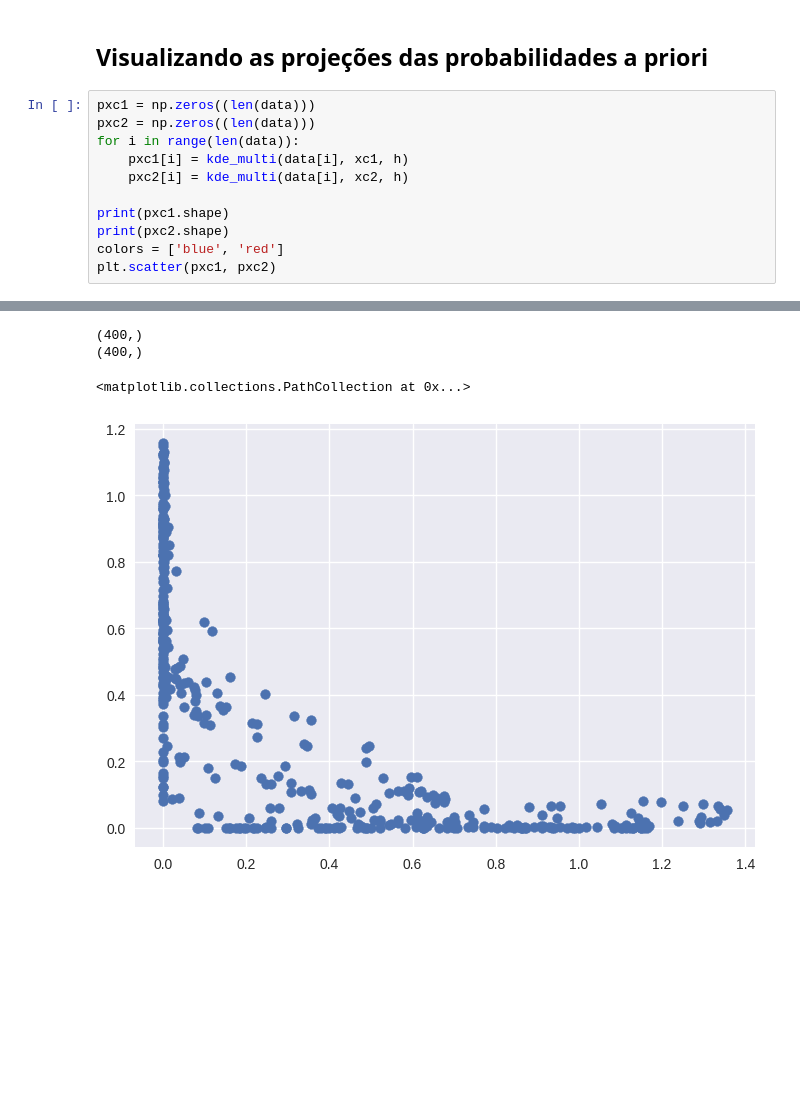
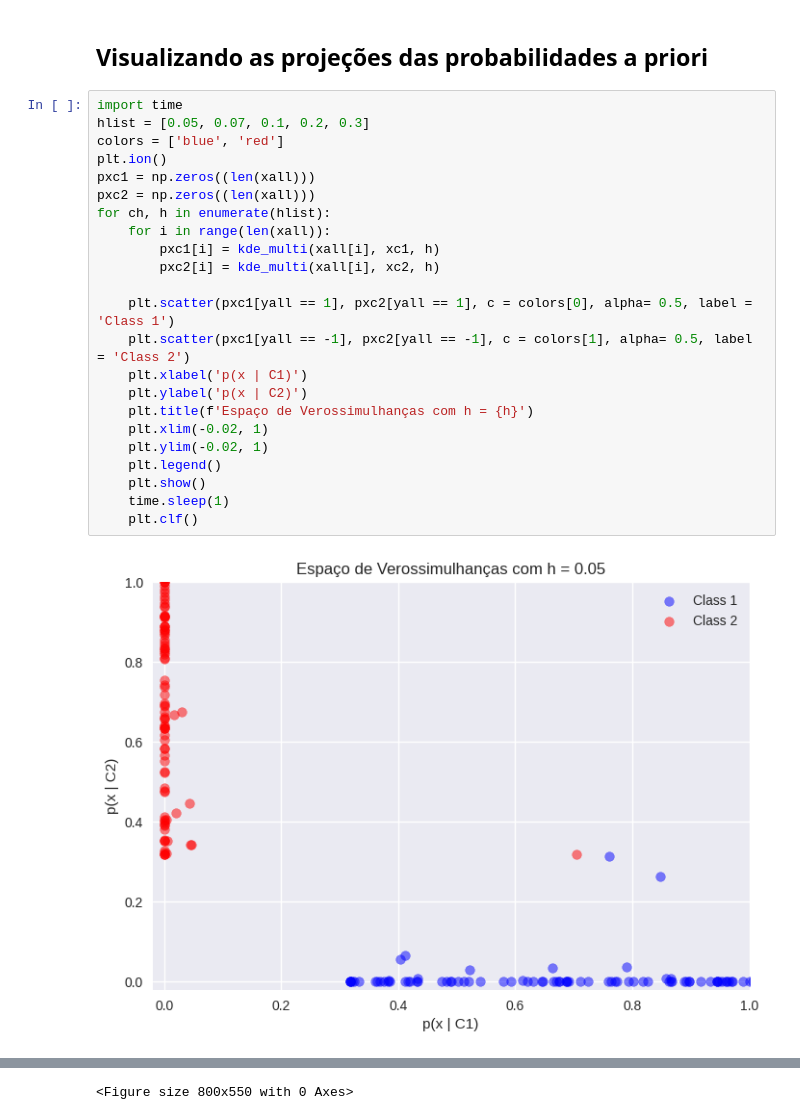
Before and after one commit to muzzidiogo/reconhecimento_de_padroes, a Jupyter notebook: 09_kde2.ipynb, the cells around one changed output, grey strips where cells are left out. Drawn from its saved outputs; the diff is of its cells as text; blank space fills up the shorter version.

```diff
--- a/09_kde2.ipynb
+++ b/09_kde2.ipynb
@@ -62,14 +58,27 @@ plt.contourf(xseq, yseq, M1, levels=20, cmap='plasma', alpha=0.5)
 # %% [markdown]
 ## Visualizando as projeções das probabilidades a priori
 # %%
-pxc1 = np.zeros((len(data)))
-pxc2 = np.zeros((len(data)))
-for i in range(len(data)):
-    pxc1[i] = kde_multi(data[i], xc1, h)
-    pxc2[i] = kde_multi(data[i], xc2, h)
+import time
+hlist = [0.05, 0.07, 0.1, 0.2, 0.3]
+colors = ['blue', 'red']
+plt.ion()
+pxc1 = np.zeros((len(xall)))
+pxc2 = np.zeros((len(xall)))
+for ch, h in enumerate(hlist):
+    for i in range(len(xall)):
+        pxc1[i] = kde_multi(xall[i], xc1, h)
+        pxc2[i] = kde_multi(xall[i], xc2, h)
 
-print(pxc1.shape)
-print(pxc2.shape)
-colors = ['blue', 'red']
-plt.scatter(pxc1, pxc2)
+    plt.scatter(pxc1[yall == 1], pxc2[yall == 1], c = colors[0], alpha= 0.5, label = 'Class 1')
+    plt.scatter(pxc1[yall == -1], pxc2[yall == -1], c = colors[1], alpha= 0.5, label = 'Class 2')
+    plt.xlabel('p(x | C1)')
+    plt.ylabel('p(x | C2)')
+    plt.title(f'Espaço de Verossimulhanças com h = {h}')
+    plt.xlim(-0.02, 1)
+    plt.ylim(-0.02, 1)
+    plt.legend()
+    plt.show()
+    time.sleep(1)
+    plt.clf()
 # %% [output]
+[figure, new version]
@@ -76,5 +89,2 @@ plt.scatter(pxc1, pxc2)
-(400,)
-(400,)
+<Figure size 800x550 with 0 Axes>
-<matplotlib.collections.PathCollection at 0x...>
-[figure, old version]
 # %%
```
Also changed, not shown: parts of 13 cells of this notebook.
